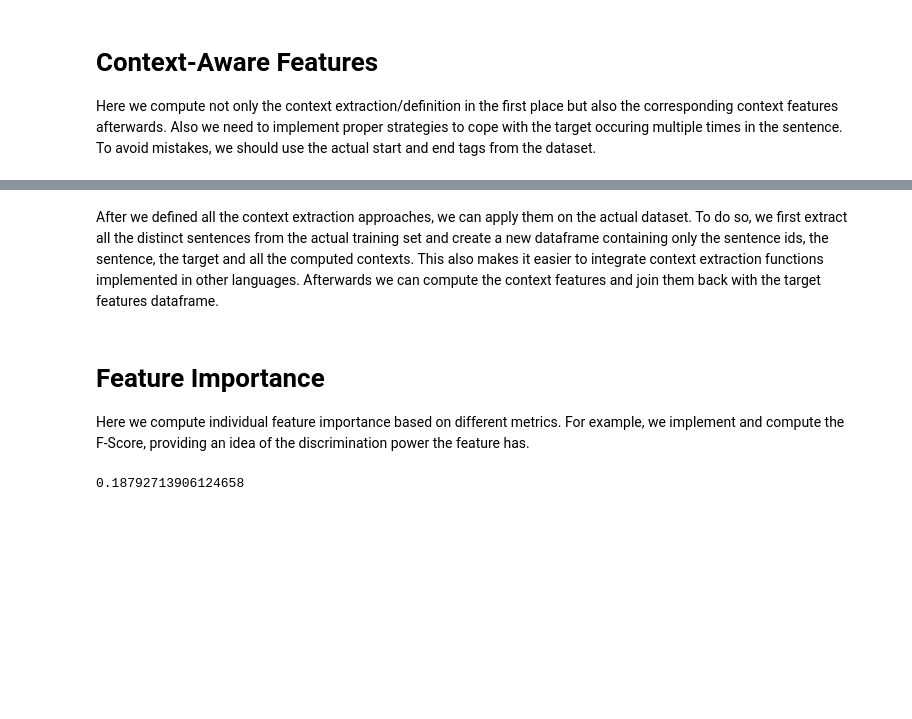
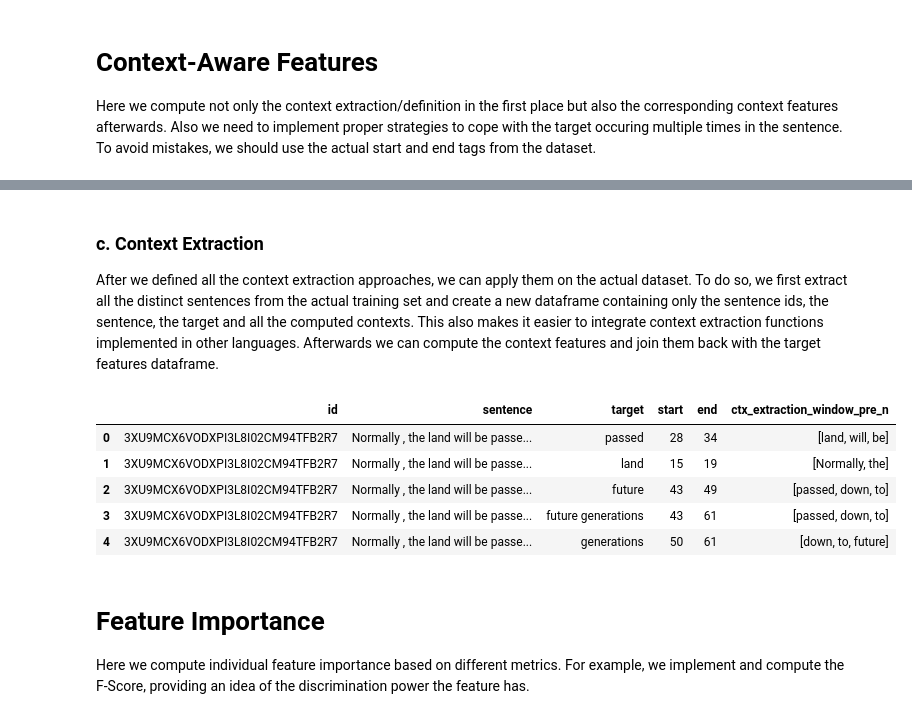
Before and after one commit to kristiankolthoff/CoWoPhId, a Jupyter notebook: python/FeaturesCWI.ipynb, the cells around one changed output, grey strips where cells are left out. Saved outputs shown, nothing was run; the diff lists cells and outputs as text; code cells hidden in the pictures; blank space fills up the shorter version.

```diff
--- a/python/FeaturesCWI.ipynb
+++ b/python/FeaturesCWI.ipynb
@@ -34,3 +17,0 @@ df.loc[df.binary == 1, ['target', 'binary', 'prob']].describe()
-# %%
-df['length'] = df.target.apply(len)
-df.groupby('binary')['length'].describe()
@@ -290,21 +315,29 @@ dependencyParser = StanfordDependencyParser(path_to_jar=path_to_jar, path_to_mod
 def post_process_ctx(context):
     return [token for token in context if token not in (",", "'", "'s")]
 
+def preprocess_target(target):
+    return target.strip()
+
 def ctx_extraction_all(context, target):
-    return word_tokenize(context)
+    ctx_tokens = word_tokenize(context)
+    if target in ctx_tokens:
+        ctx_tokens.remove(target)
+    return ctx_tokens
 
 def ctx_extraction_all_filtered(context, target):
     ctx_tokens = word_tokenize(context)
     return post_process_ctx(ctx_tokens)
 
-def ctx_extraction_window_pre_n(context, target, n = 3):
+def ctx_extraction_window_pre_n(context, target, start, end, n = 3):
+    target = preprocess_target(target)
     ctx_tokens = word_tokenize(context)
     post_ctx_tokens = post_process_ctx(ctx_tokens)
-    target_index = post_ctx_tokens.index(target)
+    target_tokens = word_tokenize(target)
+    target_index = post_ctx_tokens.index(target) if len(target_tokens) == 1 else post_ctx_tokens.index(target_tokens[0])
     start_index = (target_index - n) if (target_index - n) > 0 else 0
     return post_ctx_tokens[start_index:target_index]
 
-def ctx_extraction_window_suc_n(context, target, n = 3):
+def ctx_extraction_window_suc_n(context, target, start, end, n = 3):
     ctx_tokens = word_tokenize(context)
     post_ctx_tokens = post_process_ctx(ctx_tokens)
     target_index = post_ctx_tokens.index(target)
@@ -312,9 +345,9 @@ def ctx_extraction_window_suc_n(context, target, n = 3):
                 < len(post_ctx_tokens) else len(post_ctx_tokens)
     return post_ctx_tokens[target_index+1:end_index]
 
-def ctx_extraction_window_pre_suc_n(context, target, n = 3):
-    ctx_tokens_pre = ctx_extraction_window_pre_n(context, target, n)
-    ctx_tokens_suc = ctx_extraction_window_suc_n(context, target, n)
+def ctx_extraction_window_pre_suc_n(context, target, start, end, n = 3):
+    ctx_tokens_pre = ctx_extraction_window_pre_n(context, target, start, end, n)
+    ctx_tokens_suc = ctx_extraction_window_suc_n(context, target, start, end, n)
     ctx_tokens_pre.extend(ctx_tokens_suc)
     return ctx_tokens_pre
 
@@ -428,12 +461,6 @@ def ctx_extraction_dep_recu_in_out_cover(context, target, cover = 0.1):
         curr_cover = len(result_tokens) / len(ctx_tokens_post)
     print(curr_cover)
     return list(set(result_tokens))
-
-def agg_feat_num_average(tokens, func_feature):
-    return np.mean([func_feature(token) for token in tokens])
-
-def agg_feat_num_median(tokens, func_feature):
-    return np.median([func_feature(token) for token in tokens])
 # %%
 sentence = "Normally, the land will be passed down by future generations in a way " + \
              "that recognizes the community's traditional connection to that country "
@@ -487,34 +514,50 @@ print(ctx_extraction_dep_recu_out_cover(sentence, "the", cover=0.1))
 print('ctx_extraction_dep_recu_in_out_cover:')
 print(ctx_extraction_dep_recu_in_out_cover(sentence, "the", cover=0.1))
 # %% [markdown]
+### c. Context Extraction
+
 After we defined all the context extraction approaches, we can apply them on the actual dataset. To do so, we first extract all the distinct sentences from the actual training set and create a new dataframe containing only the sentence ids, the sentence, the target and all the computed contexts. This also makes it easier to integrate context extraction functions implemented in other languages. Afterwards we can compute the context features and join them back with the target features dataframe.
 # %%
-df_context = df.loc[:, ['id', 'sentence', 'target', 'start', 'end']].head()
-df_context['ctx_avg_word_length'] = \
-    df_context[['sentence', 'target']].apply(lambda vals :
-                               ctx_extraction_window_pre_suc_n(vals[0], vals[1]), axis = 1)
+df_context = df.loc[:, ['id', 'sentence', 'target', 'start', 'end']]
+#df_context['ctx_avg_word_length'] = \
+#    df_context[['sentence', 'target']].apply(lambda vals :
+#                               ctx_extraction_window_pre_suc_n(vals[0], vals[1]), axis = 1)
+df_context['ctx_extraction_window_pre_n'] = df.apply(lambda columns :
+                                        ctx_extraction_window_pre_n(columns['sentence'], columns['target'], \
+                                                                   columns['start'], columns['end']), axis = 1)
+df_context.head()
+# %% [output]
+|  | id | sentence | target | start | end | ctx_extraction_window_pre_n |
+| 0 | 3XU9MCX6VODXPI3L8I02CM94TFB2R7 | Normally , the land will be passe... | passed | 28 | 34 | [land, will, be] |
+| 1 | 3XU9MCX6VODXPI3L8I02CM94TFB2R7 | Normally , the land will be passe... | land | 15 | 19 | [Normally, the] |
+| 2 | 3XU9MCX6VODXPI3L8I02CM94TFB2R7 | Normally , the land will be passe... | future | 43 | 49 | [passed, down, to] |
+| 3 | 3XU9MCX6VODXPI3L8I02CM94TFB2R7 | Normally , the land will be passe... | future generations | 43 | 61 | [passed, down, to] |
+| 4 | 3XU9MCX6VODXPI3L8I02CM94TFB2R7 | Normally , the land will be passe... | generations | 50 | 61 | [down, to, future] |
 # %% [markdown]
 # Feature Importance
 Here we compute individual feature importance based on different metrics. For example, we implement and compute the F-Score, providing an idea of the discrimination power the feature has.
 # %%
-#df.groupby('binary')['porter_stemmer_num_steps'].describe()
-df.groupby('target').size().sort_values()
-
 def feat_importance_f_score(dataframe, feat_name, label_name):
-    mean_feat = np.mean(dataframe.loc[:, [feat_name]])[0]
+    df = dataframe.copy()
+    mean_feat = np.mean(df.loc[:, [feat_name]])[0]
     means = df.loc[: , [feat_name, label_name]].groupby(label_name).mean().reset_index()
     mean_negativ = means.loc[means[label_name] == 0, [feat_name]][feat_name][0]
     mean_positiv = means.loc[means[label_name] == 1, [feat_name]][feat_name][1]
     # Compute the sum of deviations of the class mean from the overall mean
     class_mean_devs = (mean_positiv - mean_feat)**2 + (mean_negativ - mean_feat)**2
     # Compute neagtive instance based values
-    neg_inst = dataframe.loc[dataframe[label_name] == 0, [feat_name]]
+    neg_inst = df.loc[df[label_name] == 0, [feat_name]]
     std_dev_neg = (np.sum((neg_inst - mean_negativ)**2) / (len(neg_inst) - 1))[feat_name]
     #Compute positive instance based values
-    pos_inst = dataframe.loc[dataframe[label_name] == 1, [feat_name]]
+    pos_inst = df.loc[df[label_name] == 1, [feat_name]]
     std_dev_pos = (np.sum((pos_inst - mean_positiv)**2) / (len(pos_inst) - 1))[feat_name]
     return class_mean_devs / (std_dev_neg + std_dev_pos)
 
-feat_importance_f_score(df, 'length', 'binary')
+def compute_all_feat_importance_metrics(dataframe, label_name):
+    pass
+
+
+df_feat = df.drop(['id', 'sentence', 'target', 'nat', 'non_nat',
+                   'nat_marked', 'non_nat_marked', 'prob'], axis = 1)
+print(df_feat.mean())
+print(df_feat.groupby('binary').mean())
-# %% [output]
-0.18792713906124658
```
Also changed, not shown: parts of 22 cells of this notebook.
